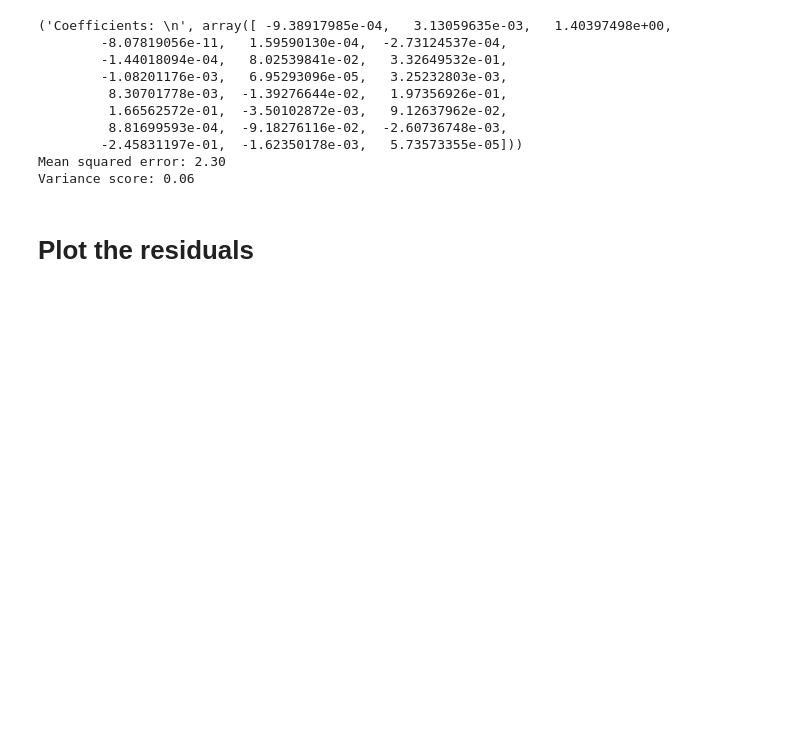
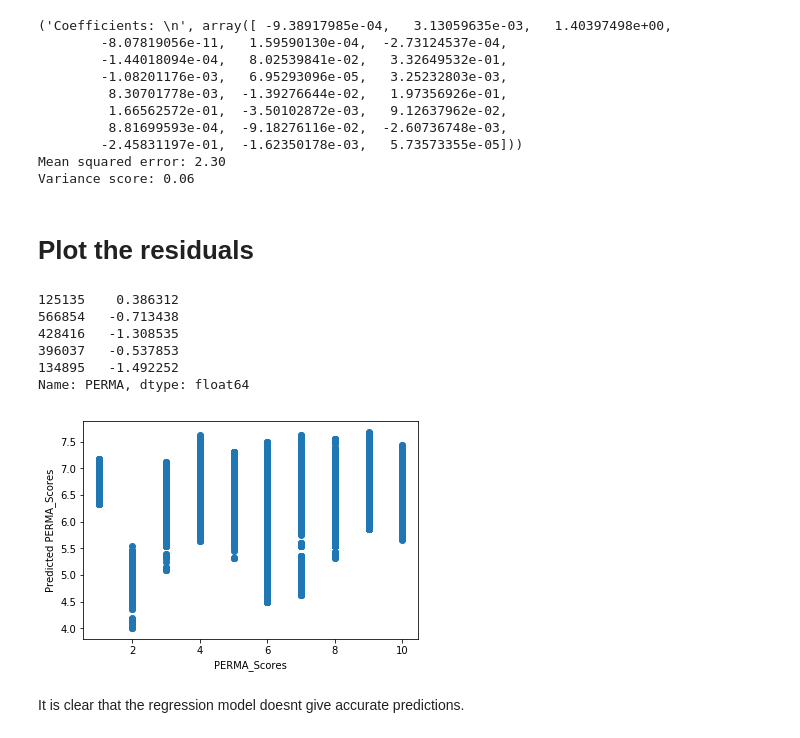
Before and after one commit to taxipapak/Marketing_Case, a Jupyter notebook: Marketing_Deployment.ipynb, the cells around one changed output. Cells and saved outputs as stored; diff of their text form; code cells hidden in the pictures; blank space fills up the shorter version.

Commit message:
Visualization-Statistics-Linear regression test example

```diff
--- a/Marketing_Deployment.ipynb
+++ b/Marketing_Deployment.ipynb
@@ -302,3 +302,25 @@ Mean squared error: 2.30
 Variance score: 0.06
 # %% [markdown]
 # Plot the residuals
+# %%
+residuals = y_test - insta_y_pred
+residuals.head()
+# %% [output]
+125135    0.386312
+566854   -0.713438
+428416   -1.308535
+396037   -0.537853
+134895   -1.492252
+Name: PERMA, dtype: float64
+# %%
+#PERMA Scores are from  1-10
+
+plt.scatter(y_test, insta_y_pred)
+plt.xlabel("PERMA_Scores")
+plt.ylabel("Predicted PERMA_Scores")
+plt.title("")
+plt.show()
+# %% [output]
+[figure, added]
+# %% [markdown]
+It is clear that the regression model doesnt give accurate predictions.
```
